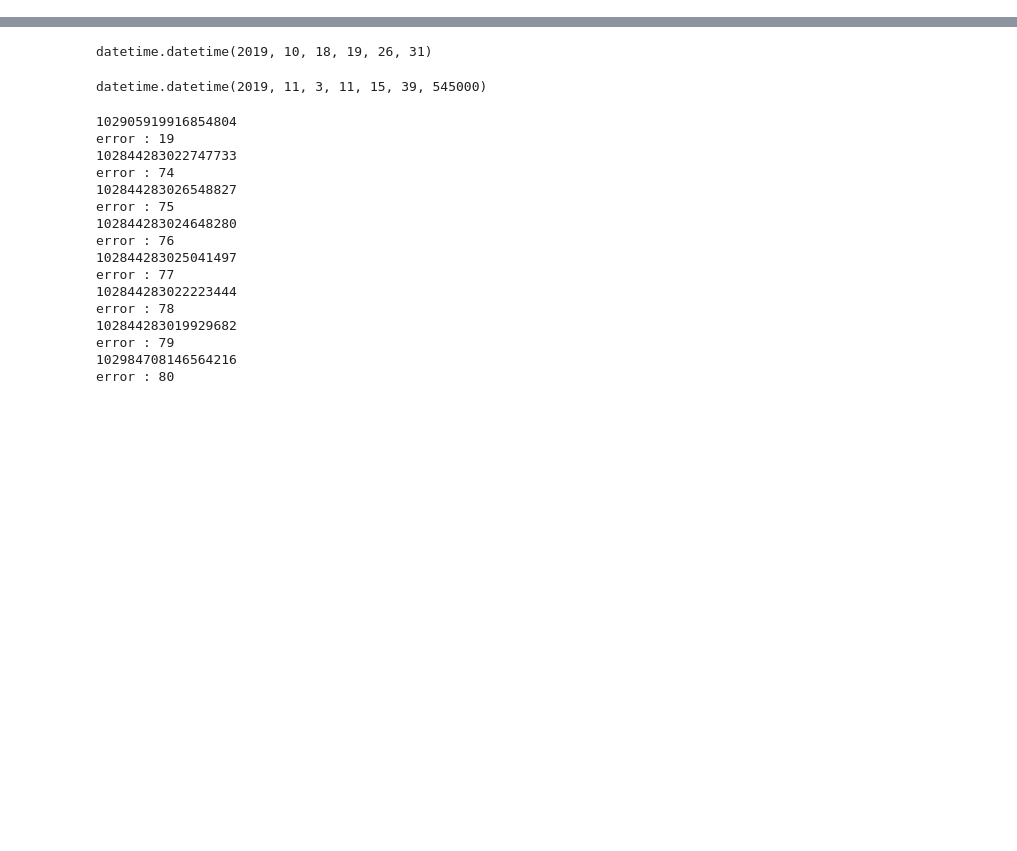
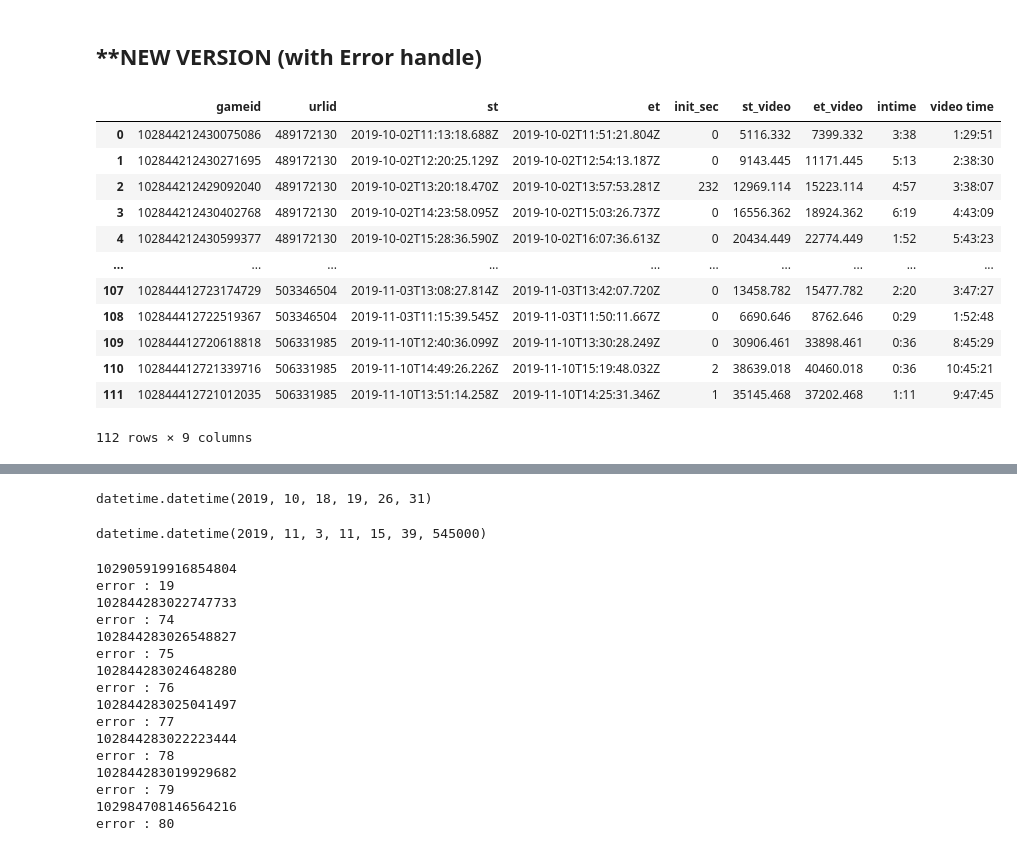
Before and after one commit to hyeinhyun/multimodal_highlight, a Jupyter notebook: chat/metadata.ipynb, the cells around one changed output, grey strips where cells are left out. Drawn from its saved outputs; the diff is of its cells as text; code cells hidden in the pictures; blank space fills up the shorter version.

Commit message:
metadata

```diff
--- a/chat/metadata.ipynb
+++ b/chat/metadata.ipynb
@@ -4,3 +4,23 @@ import numpy as np
 import pandas as pd
 from datetime import datetime
 from datetime import timedelta
+# %% [markdown]
+## **NEW VERSION (with Error handle)
+# %%
+metadata=pd.read_csv('./exp_data.csv')
+metadata=metadata.drop(['Unnamed: 0','Unnamed: 0.1'],axis=1)
+metadata
+# %% [output]
+|  | gameid | urlid | st | et | init_sec | st_video | et_video | intime | video time |
+| 0 | 102844212430075086 | 489172130 | 2019-10-02T11:13:18.688Z | 2019-10-02T11:51:21.804Z | 0 | 5116.332 | 7399.332 | 3:38 | 1:29:51 |
+| 1 | 102844212430271695 | 489172130 | 2019-10-02T12:20:25.129Z | 2019-10-02T12:54:13.187Z | 0 | 9143.445 | 11171.445 | 5:13 | 2:38:30 |
+| 2 | 102844212429092040 | 489172130 | 2019-10-02T13:20:18.470Z | 2019-10-02T13:57:53.281Z | 232 | 12969.114 | 15223.114 | 4:57 | 3:38:07 |
+| 3 | 102844212430402768 | 489172130 | 2019-10-02T14:23:58.095Z | 2019-10-02T15:03:26.737Z | 0 | 16556.362 | 18924.362 | 6:19 | 4:43:09 |
+| 4 | 102844212430599377 | 489172130 | 2019-10-02T15:28:36.590Z | 2019-10-02T16:07:36.613Z | 0 | 20434.449 | 22774.449 | 1:52 | 5:43:23 |
+| ... | ... | ... | ... | ... | ... | ... | ... | ... | ... |
+| 107 | 102844412723174729 | 503346504 | 2019-11-03T13:08:27.814Z | 2019-11-03T13:42:07.720Z | 0 | 13458.782 | 15477.782 | 2:20 | 3:47:27 |
+| 108 | 102844412722519367 | 503346504 | 2019-11-03T11:15:39.545Z | 2019-11-03T11:50:11.667Z | 0 | 6690.646 | 8762.646 | 0:29 | 1:52:48 |
+| 109 | 102844412720618818 | 506331985 | 2019-11-10T12:40:36.099Z | 2019-11-10T13:30:28.249Z | 0 | 30906.461 | 33898.461 | 0:36 | 8:45:29 |
+| 110 | 102844412721339716 | 506331985 | 2019-11-10T14:49:26.226Z | 2019-11-10T15:19:48.032Z | 2 | 38639.018 | 40460.018 | 0:36 | 10:45:21 |
+| 111 | 102844412721012035 | 506331985 | 2019-11-10T13:51:14.258Z | 2019-11-10T14:25:31.346Z | 1 | 35145.468 | 37202.468 | 1:11 | 9:47:45 |
+112 rows × 9 columns
```
Also changed, not shown: parts of 9 cells of this notebook, 1 other file.
